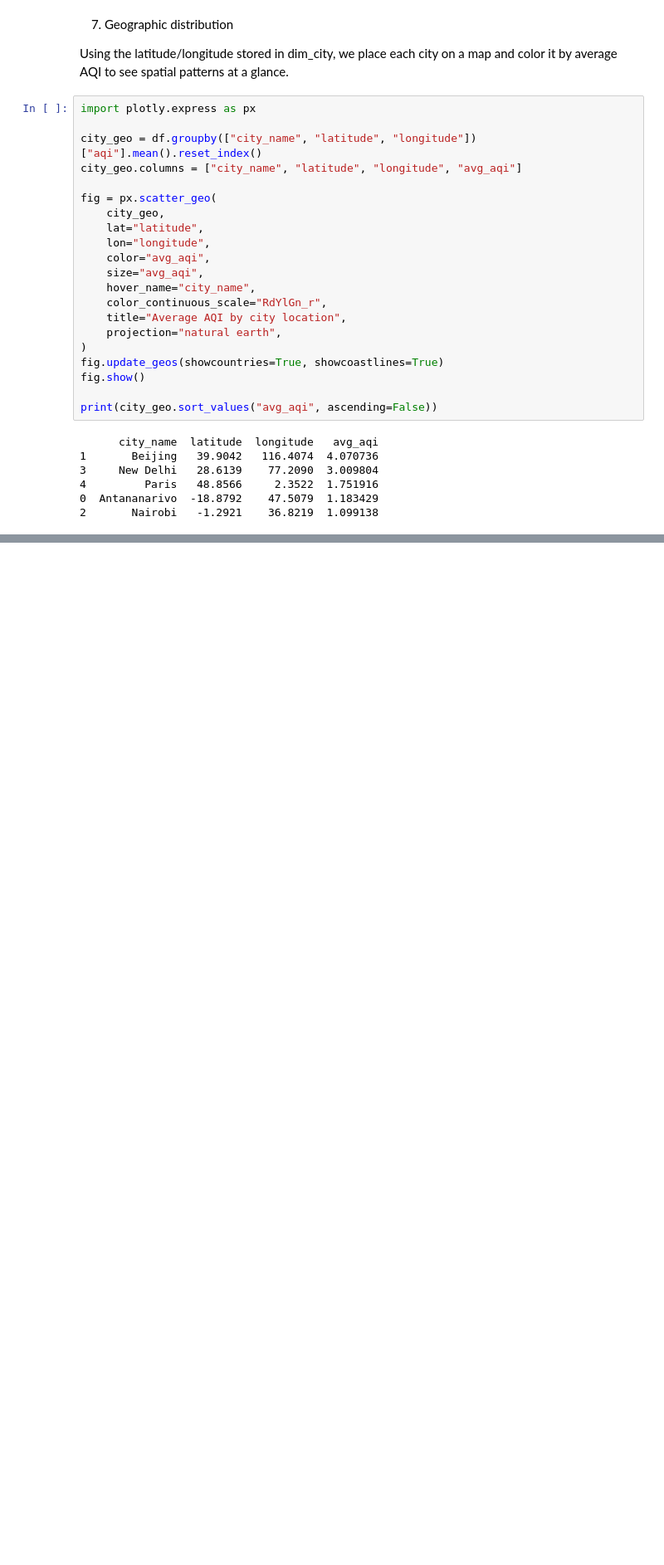
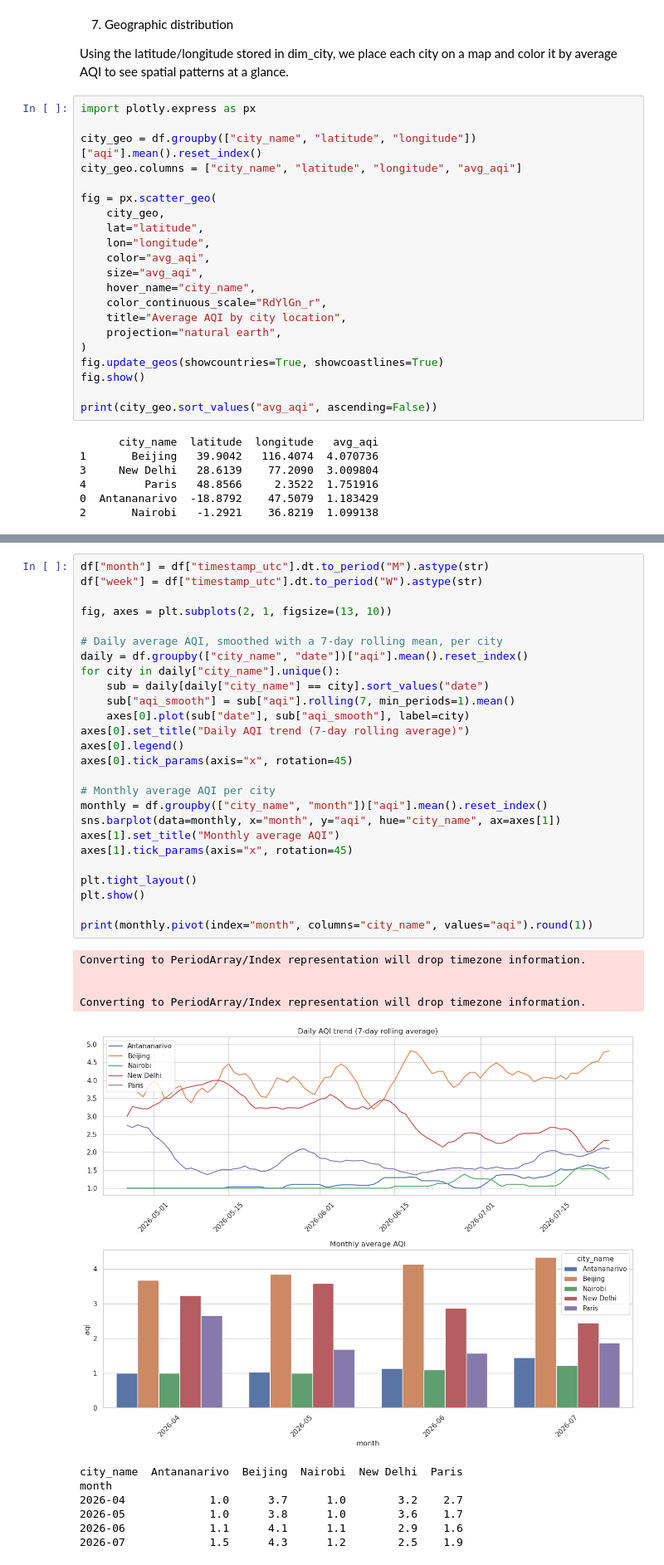
Before and after one commit to ChristianMDG/visualisation_Api_pipeline_exam, a Jupyter notebook: notebooks/analysis.ipynb, the cells around one changed output, grey strips where cells are left out. Shown at 83% size. Drawn from its saved outputs; the diff is of its cells as text; blank space fills up the shorter version.

```diff
--- a/notebooks/analysis.ipynb
+++ b/notebooks/analysis.ipynb
@@ -273,0 +278,38 @@ print(city_geo.sort_values("avg_aqi", ascending=False))
+# %%
+df["month"] = df["timestamp_utc"].dt.to_period("M").astype(str)
+df["week"] = df["timestamp_utc"].dt.to_period("W").astype(str)
+
+fig, axes = plt.subplots(2, 1, figsize=(13, 10))
+
+# Daily average AQI, smoothed with a 7-day rolling mean, per city
+daily = df.groupby(["city_name", "date"])["aqi"].mean().reset_index()
+for city in daily["city_name"].unique():
+    sub = daily[daily["city_name"] == city].sort_values("date")
+    sub["aqi_smooth"] = sub["aqi"].rolling(7, min_periods=1).mean()
+    axes[0].plot(sub["date"], sub["aqi_smooth"], label=city)
+axes[0].set_title("Daily AQI trend (7-day rolling average)")
+axes[0].legend()
+axes[0].tick_params(axis="x", rotation=45)
+
+# Monthly average AQI per city
+monthly = df.groupby(["city_name", "month"])["aqi"].mean().reset_index()
+sns.barplot(data=monthly, x="month", y="aqi", hue="city_name", ax=axes[1])
+axes[1].set_title("Monthly average AQI")
+axes[1].tick_params(axis="x", rotation=45)
+
+plt.tight_layout()
+plt.show()
+
+print(monthly.pivot(index="month", columns="city_name", values="aqi").round(1))
+# %% [output]
+Converting to PeriodArray/Index representation will drop timezone information.
+
+
+Converting to PeriodArray/Index representation will drop timezone information.
+[figure, added]
+city_name  Antananarivo  Beijing  Nairobi  New Delhi  Paris
+month
+2026-04             1.0      3.7      1.0        3.2    2.7
+2026-05             1.0      3.8      1.0        3.6    1.7
+2026-06             1.1      4.1      1.1        2.9    1.6
+2026-07             1.5      4.3      1.2        2.5    1.9
```
Also changed, not shown: parts of 3 cells of this notebook.
